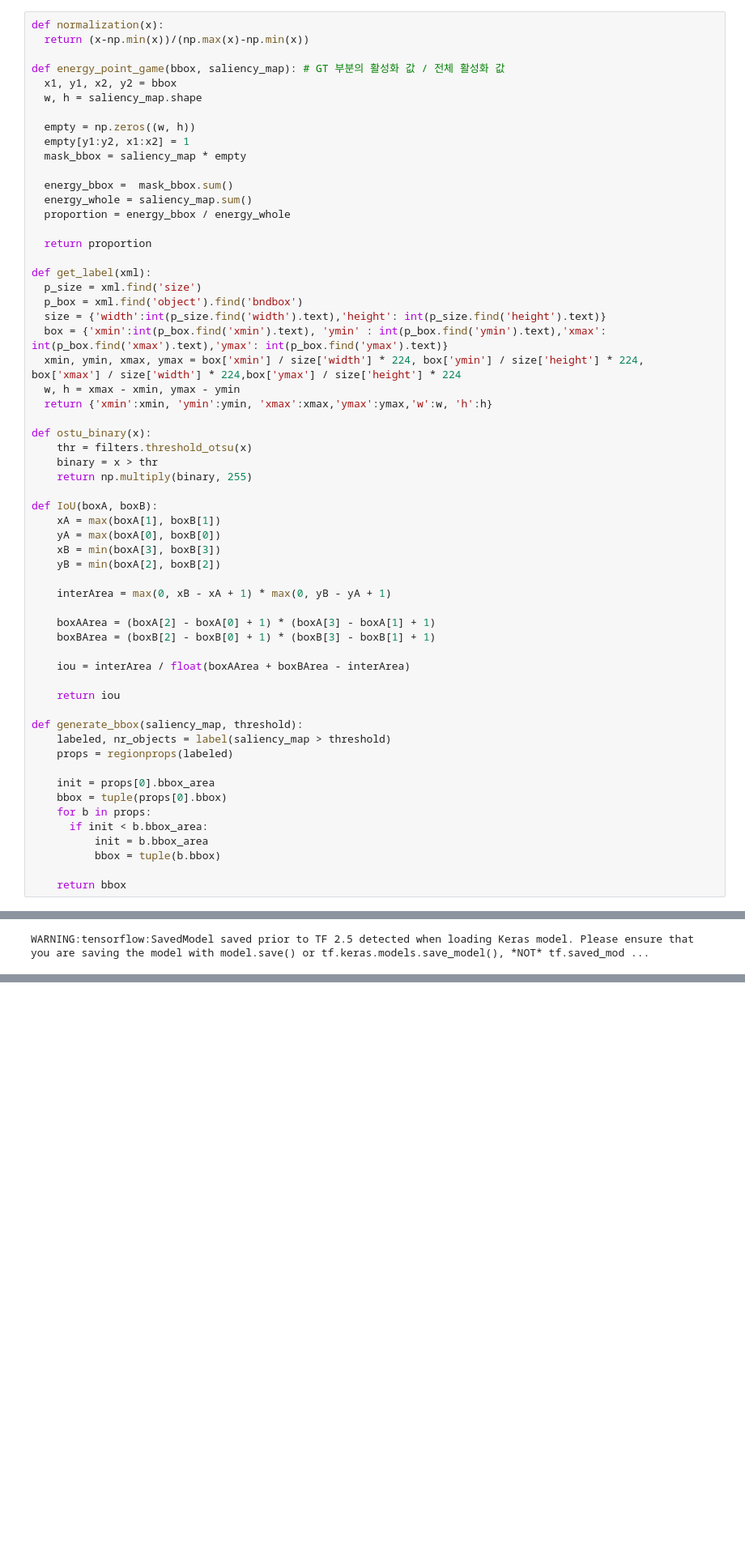
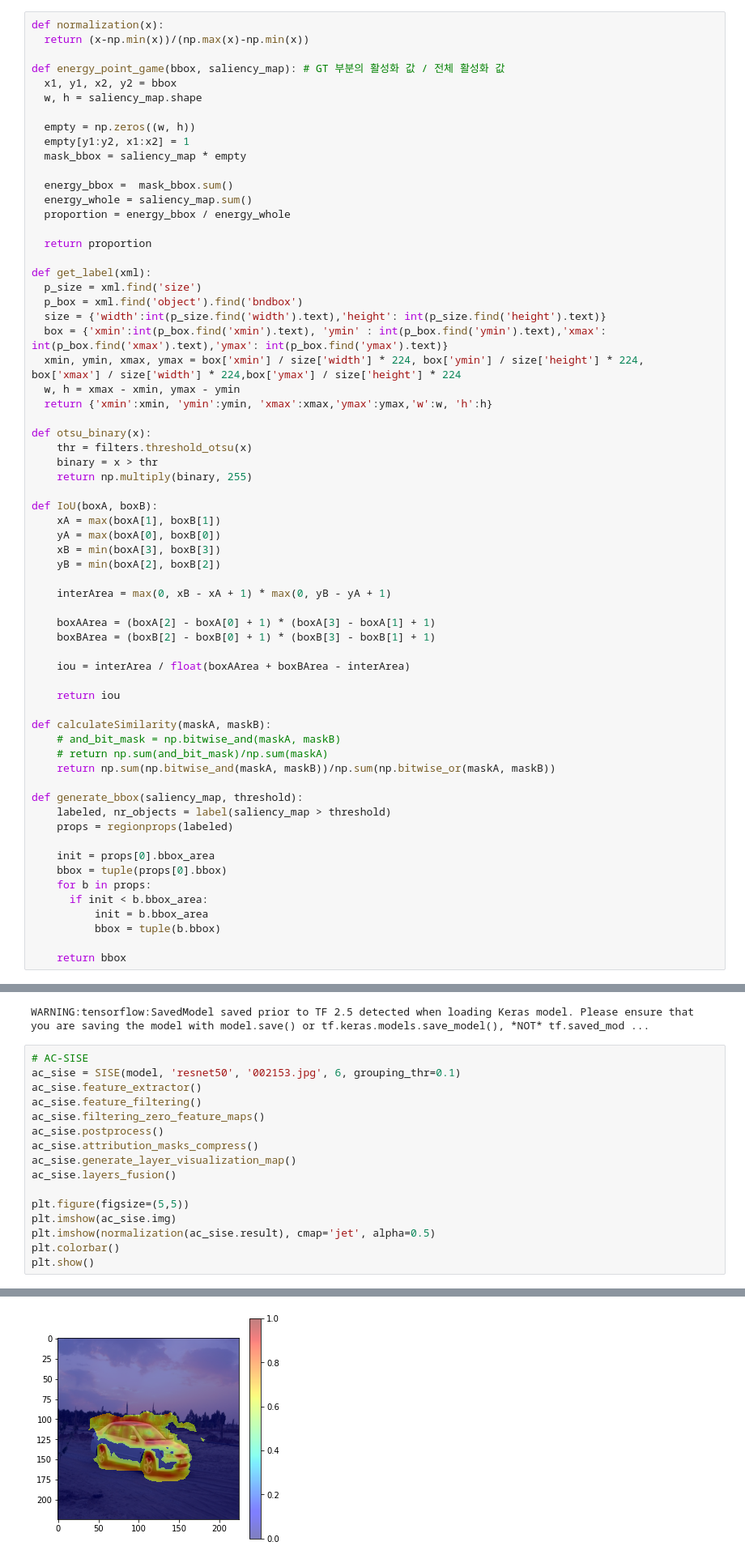
Before and after one commit to kyh980909/AC-SISE, a Jupyter notebook: ImageSimTest.ipynb, the cells around one changed output, grey strips where cells are left out. Shown at 81% size. Cells and saved outputs as stored; diff of their text form; blank space fills up the shorter version.

Commit message:
Add attribution mask compress method using SSIM

```diff
--- a/ImageSimTest.ipynb
+++ b/ImageSimTest.ipynb
@@ -48,7 +49,7 @@ def get_label(xml):
   w, h = xmax - xmin, ymax - ymin
   return {'xmin':xmin, 'ymin':ymin, 'xmax':xmax,'ymax':ymax,'w':w, 'h':h}
 
-def ostu_binary(x):
+def otsu_binary(x):
     thr = filters.threshold_otsu(x)
     binary = x > thr
     return np.multiply(binary, 255)
@@ -68,6 +69,11 @@ def IoU(boxA, boxB):
 
     return iou
 
+def calculateSimilarity(maskA, maskB):
+    # and_bit_mask = np.bitwise_and(maskA, maskB)
+    # return np.sum(and_bit_mask)/np.sum(maskA)
+    return np.sum(np.bitwise_and(maskA, maskB))/np.sum(np.bitwise_or(maskA, maskB))
+
 def generate_bbox(saliency_map, threshold):
     labeled, nr_objects = label(saliency_map > threshold)
     props = regionprops(labeled)
@@ -363,3 +507,20 @@ class SISE():
 model = load_model('model/resnet50_voc2007')
 # %% [output]
 WARNING:tensorflow:SavedModel saved prior to TF 2.5 detected when loading Keras model. Please ensure that you are saving the model with model.save() or tf.keras.models.save_model(), *NOT* tf.saved_mod ...
+# %%
+# AC-SISE
+ac_sise = SISE(model, 'resnet50', '002153.jpg', 6, grouping_thr=0.1)
+ac_sise.feature_extractor()
+ac_sise.feature_filtering()
+ac_sise.filtering_zero_feature_maps()
+ac_sise.postprocess()
+ac_sise.attribution_masks_compress()
+ac_sise.generate_layer_visualization_map()
+ac_sise.layers_fusion()
+
+plt.figure(figsize=(5,5))
+plt.imshow(ac_sise.img)
+plt.imshow(normalization(ac_sise.result), cmap='jet', alpha=0.5)
+plt.colorbar()
+plt.show()
+# %% [output]
@@ -365,0 +544 @@ WARNING:tensorflow:SavedModel saved prior to TF 2.5 detected when loading Keras
+[figure, added]
```
Also changed, not shown: parts of 33 cells of this notebook, 8 other files.
